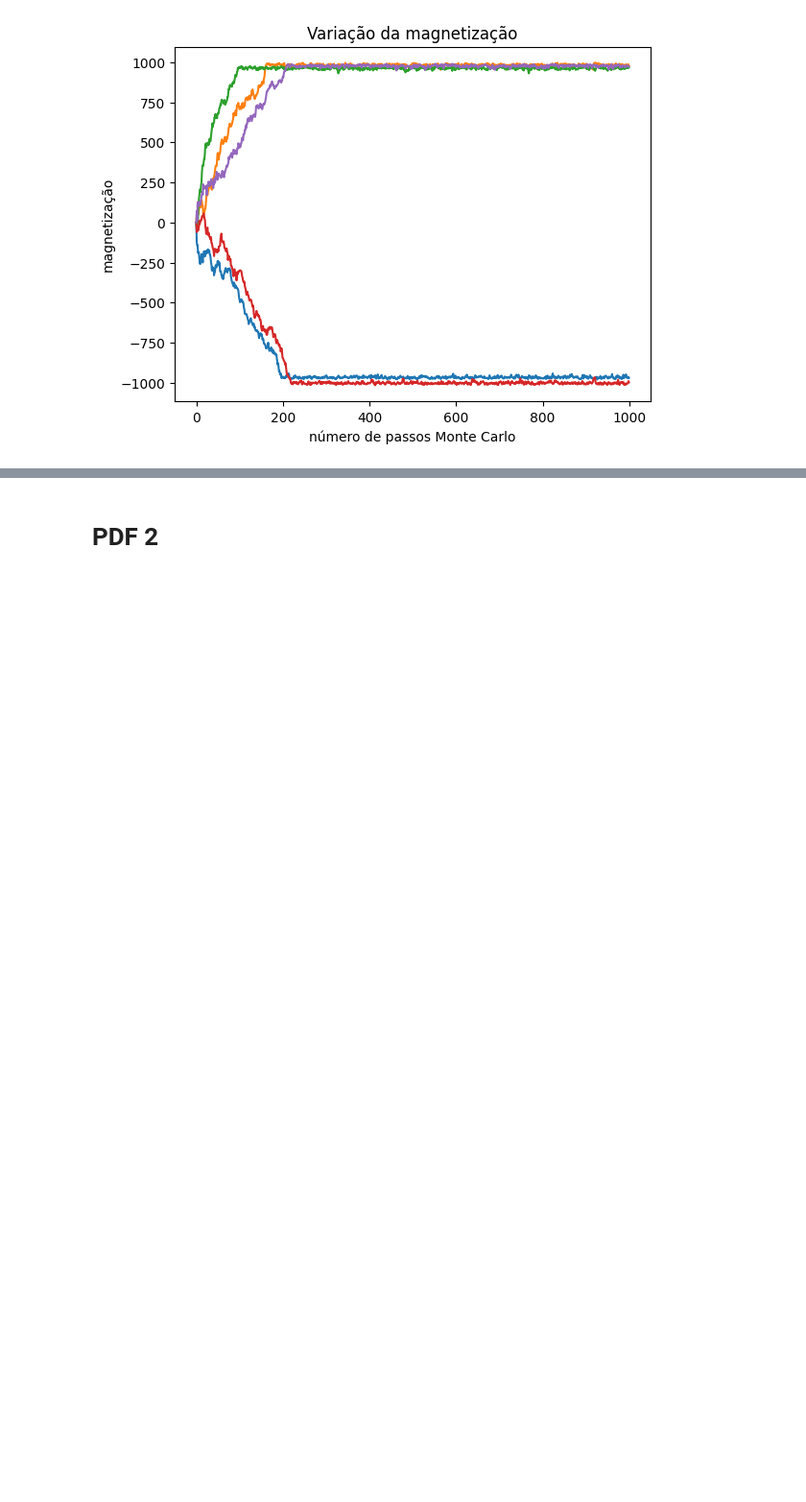
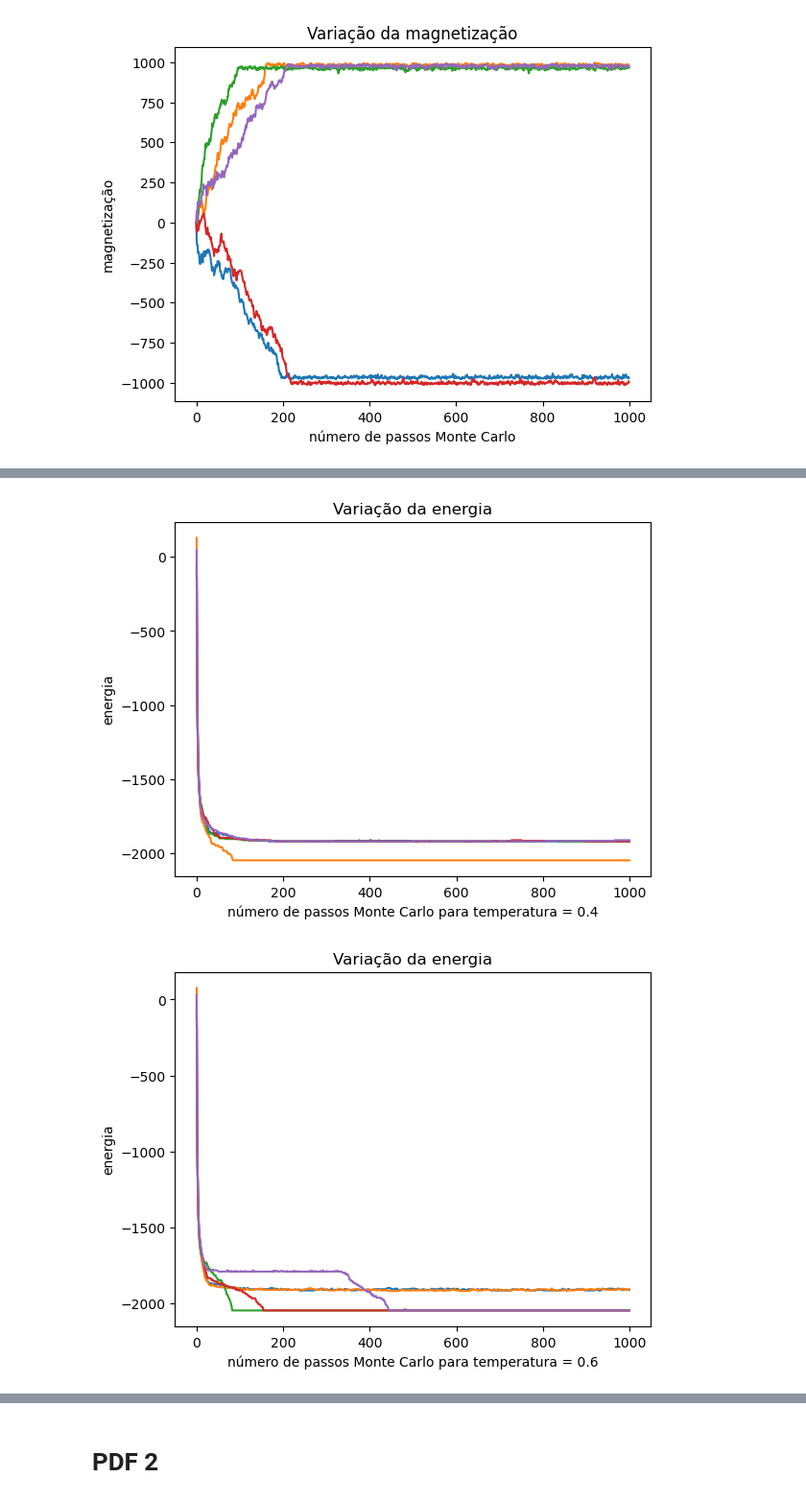
Before and after one commit to gabrielliman/Ising-Model, a Jupyter notebook: IFC_IsingModel.ipynb, the cells around one changed output, grey strips where cells are left out. Shown at 96% size. Drawn from its saved outputs; the diff is of its cells as text; code cells hidden in the pictures; blank space fills up the shorter version.

```diff
--- a/IFC_IsingModel.ipynb
+++ b/IFC_IsingModel.ipynb
@@ -148,0 +184,8 @@ plotar_grafo_linha(arr_magnetizacoes, "número de passos Monte Carlo", "magnetiz
+# %%
+temp=temp_inicial
+for i in range(0,arr_energias.shape[0],n):
+    plotar_grafo_linha(arr_energias[i:i+n], "número de passos Monte Carlo para temperatura = " + str(round(temp,2)), "energia", "Variação da energia")
+    temp=temp+step
+# %% [output]
+[figure, added]
+[figure, added]
```
Also changed, not shown: parts of 5 cells of this notebook.
